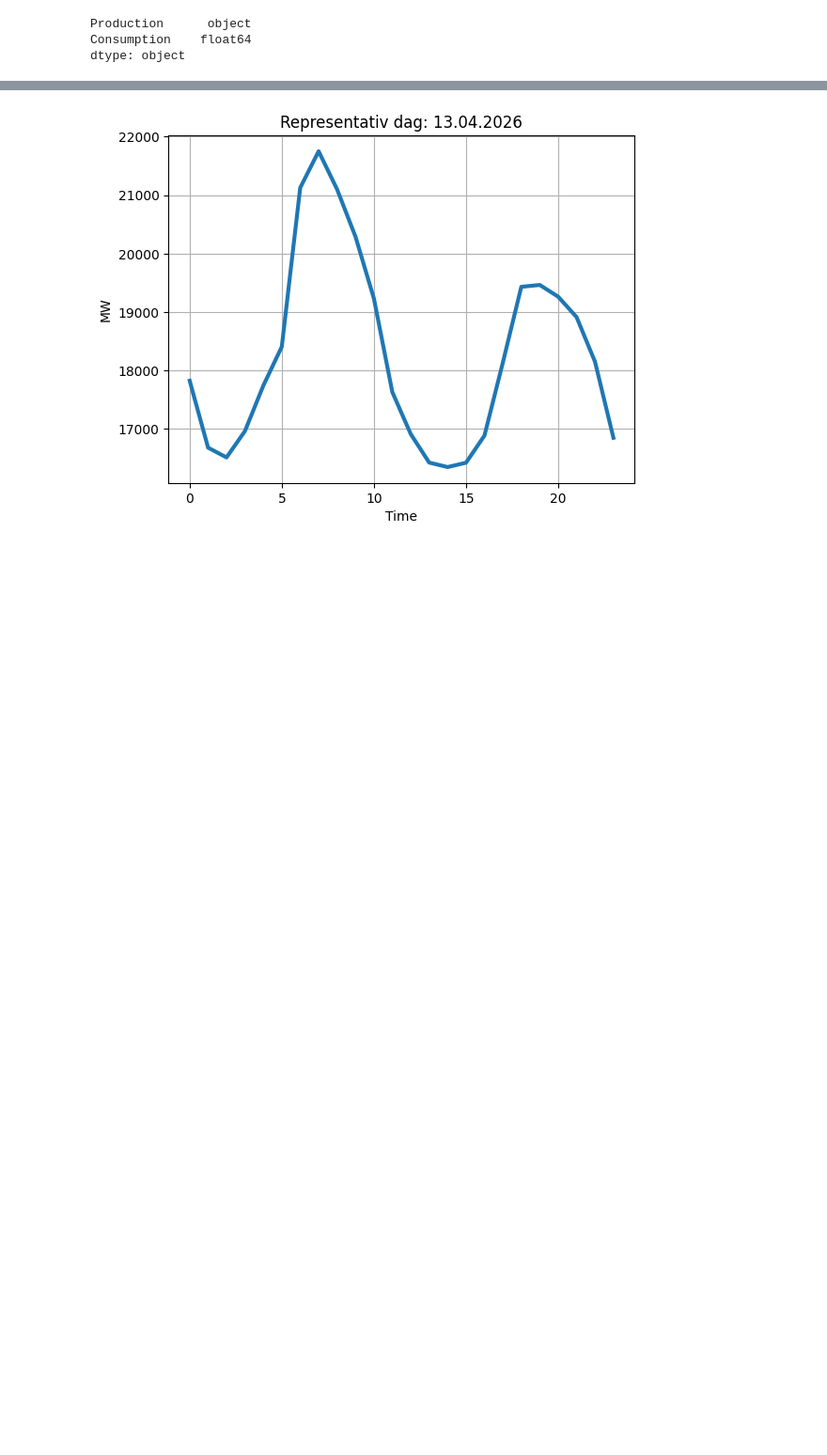
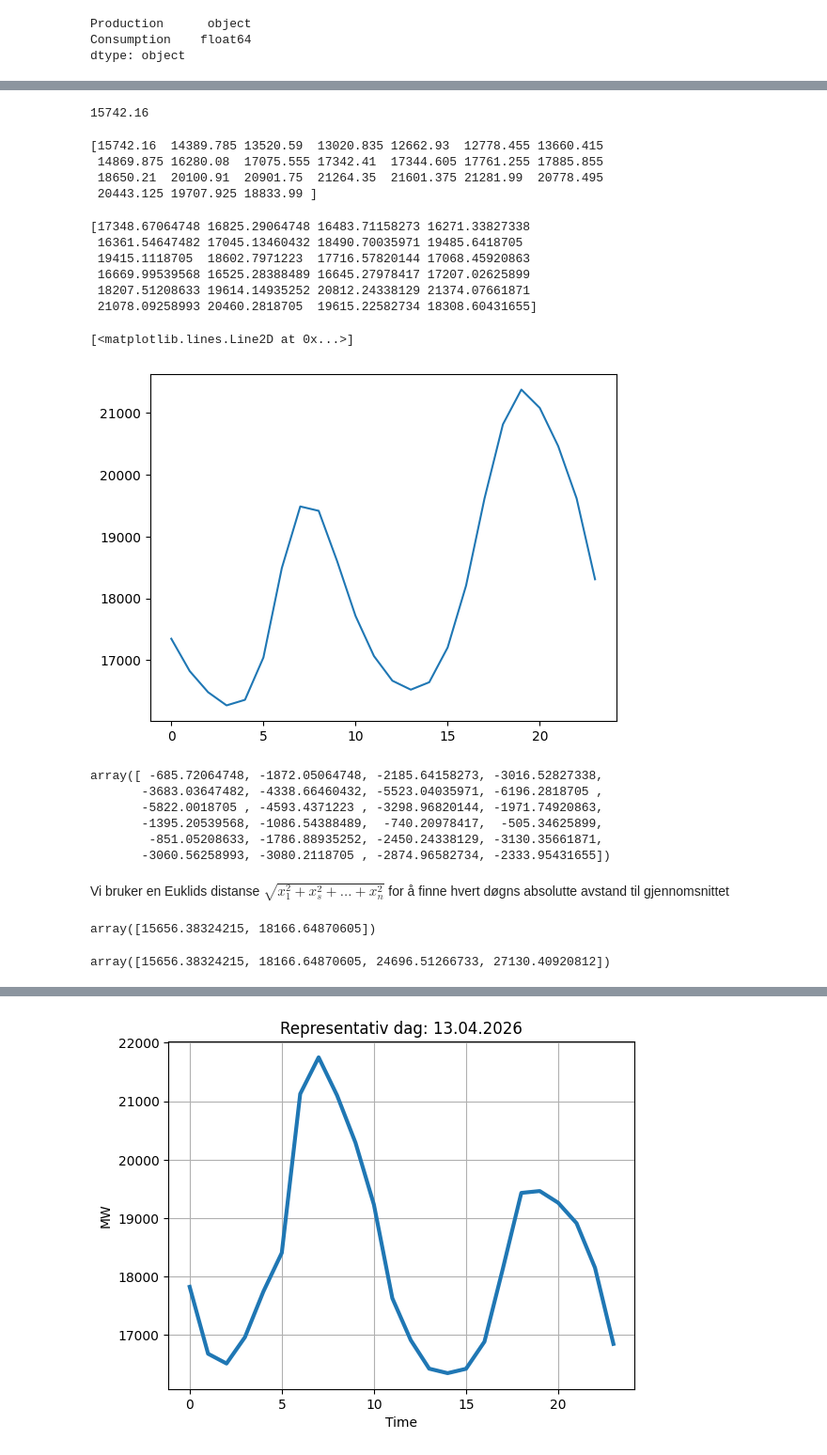
Before and after one commit to NilsJakob/dynamiske_kraftnett-book2, a Jupyter notebook: 04_reprdag/repr_dag.ipynb, the cells around one changed output, grey strips where cells are left out. Shown at 94% size. Drawn from its saved outputs; the diff is of its cells as text; code cells hidden in the pictures; blank space fills up the shorter version.

```diff
--- a/04_reprdag/repr_dag.ipynb
+++ b/04_reprdag/repr_dag.ipynb
@@ -101,0 +106,5 @@ dtype: object
+# %%
+import numpy as np
+
+df['date'] = df.index.date
+print(df.head(3))
@@ -101,0 +119,3 @@ dtype: object
+# %%
+daily = df.groupby('date')['Consumption'].apply(list)
+print('Daglige tidsserier:',daily.head(4))
@@ -101,0 +139,4 @@ dtype: object
+# %%
+daily = daily[daily.apply(len) == 24]
+print(daily.head(4))
+len(daily)
@@ -101,0 +160,5 @@ dtype: object
+# %%
+# Konverter til array
+X = np.vstack(daily.values)
+print(X[0:2])
+print(X.shape)
@@ -101,0 +191,46 @@ dtype: object
+# %%
+(16662.95+14821.37)/2
+# %% [output]
+15742.16
+# %%
+example_mean = X[0:2].mean(axis=0)
+print(example_mean)
+# %% [output]
+[15742.16  14389.785 13520.59  13020.835 12662.93  12778.455 13660.415
+ 14869.875 16280.08  17075.555 17342.41  17344.605 17761.255 17885.855
+ 18650.21  20100.91  20901.75  21264.35  21601.375 21281.99  20778.495
+ 20443.125 19707.925 18833.99 ]
+# %%
+# Gjennomsnittsdøgn
+mean_profile = X.mean(axis=0)
+print(mean_profile)
+plt.plot(mean_profile)
+# %% [output]
+[17348.67064748 16825.29064748 16483.71158273 16271.33827338
+ 16361.54647482 17045.13460432 18490.70035971 19485.6418705
+ 19415.1118705  18602.7971223  17716.57820144 17068.45920863
+ 16669.99539568 16525.28388489 16645.27978417 17207.02625899
+ 18207.51208633 19614.14935252 20812.24338129 21374.07661871
+ 21078.09258993 20460.2818705  19615.22582734 18308.60431655]
+[<matplotlib.lines.Line2D at 0x...>]
+[figure, added]
+# %%
+X[0]-mean_profile
+# %% [output]
+array([ -685.72064748, -1872.05064748, -2185.64158273, -3016.52827338,
+       -3683.03647482, -4338.66460432, -5523.04035971, -6196.2818705 ,
+       -5822.0018705 , -4593.4371223 , -3298.96820144, -1971.74920863,
+       -1395.20539568, -1086.54388489,  -740.20978417,  -505.34625899,
+        -851.05208633, -1786.88935252, -2450.24338129, -3130.35661871,
+       -3060.56258993, -3080.2118705 , -2874.96582734, -2333.95431655])
+# %% [markdown]
+Vi bruker en Euklids distanse $\sqrt{x^2_1+x^2_s+...+x^2_n}$ for å finne hvert døgns absolutte avstand til gjennomsnittet
+# %%
+np.linalg.norm(X[0:2]-mean_profile, axis=1)
+# %% [output]
+array([15656.38324215, 18166.64870605])
+# %%
+ex_dist = np.linalg.norm(X[0:4] - mean_profile, axis=1)
+ex_dist
+# %% [output]
+array([15656.38324215, 18166.64870605, 24696.51266733, 27130.40920812])
```
Also changed, not shown: parts of 23 cells of this notebook.
